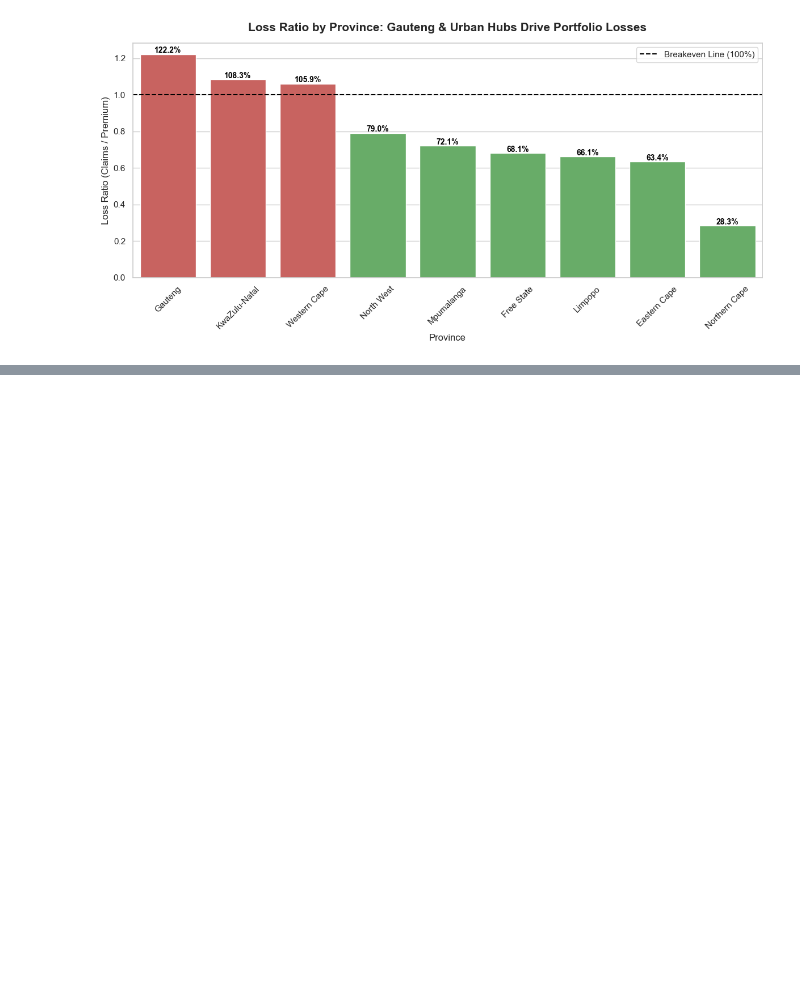
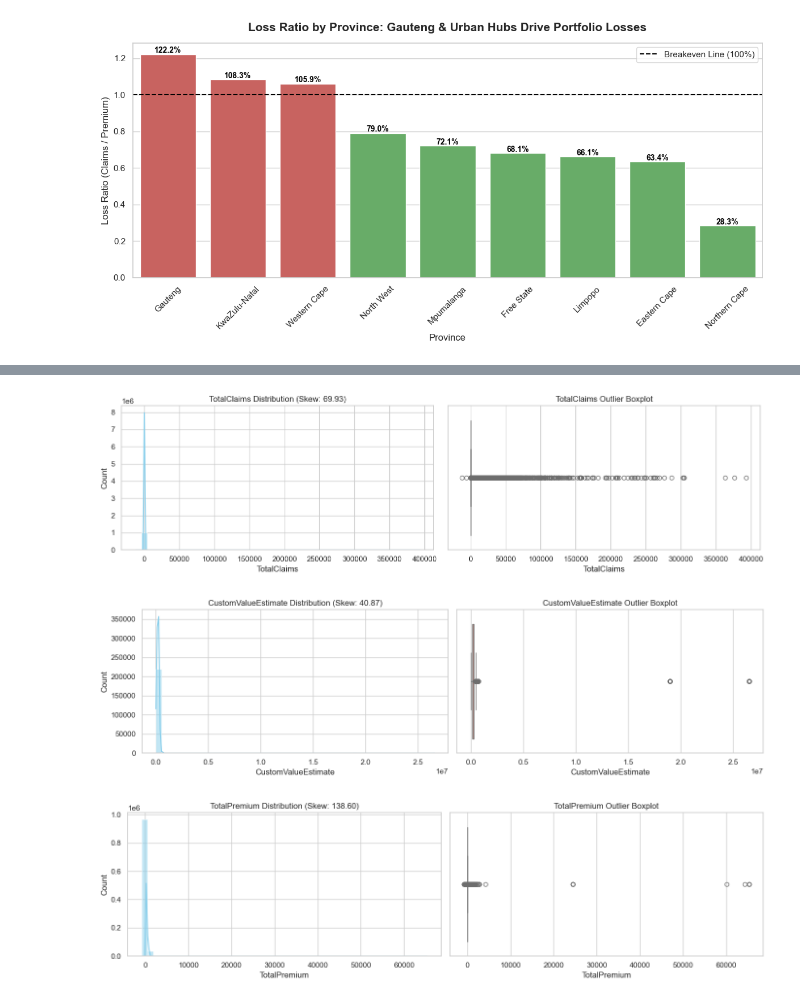
Before and after one commit to Elsh41/Insurance-Risk-Analytics, a Jupyter notebook: notebooks/01_eda.ipynb, the cells around one changed output, grey strips where cells are left out. Saved outputs shown, nothing was run; the diff lists cells and outputs as text; code cells hidden in the pictures; blank space fills up the shorter version.

```diff
--- a/notebooks/01_eda.ipynb
+++ b/notebooks/01_eda.ipynb
@@ -118,0 +142,9 @@ plt.show()
+# %%
+# Analyze distributions and outliers for key financial variables
+
+from src.eda_utils import check_data_quality, calculate_loss_ratio, plot_financial_distributions
+plot_financial_distributions(df, columns=['TotalClaims', 'CustomValueEstimate', 'TotalPremium'])
+# %% [output]
+[figure, added]
+[figure, added]
+[figure, added]
```
Also changed, not shown: parts of 3 cells of this notebook, 1 other file.
